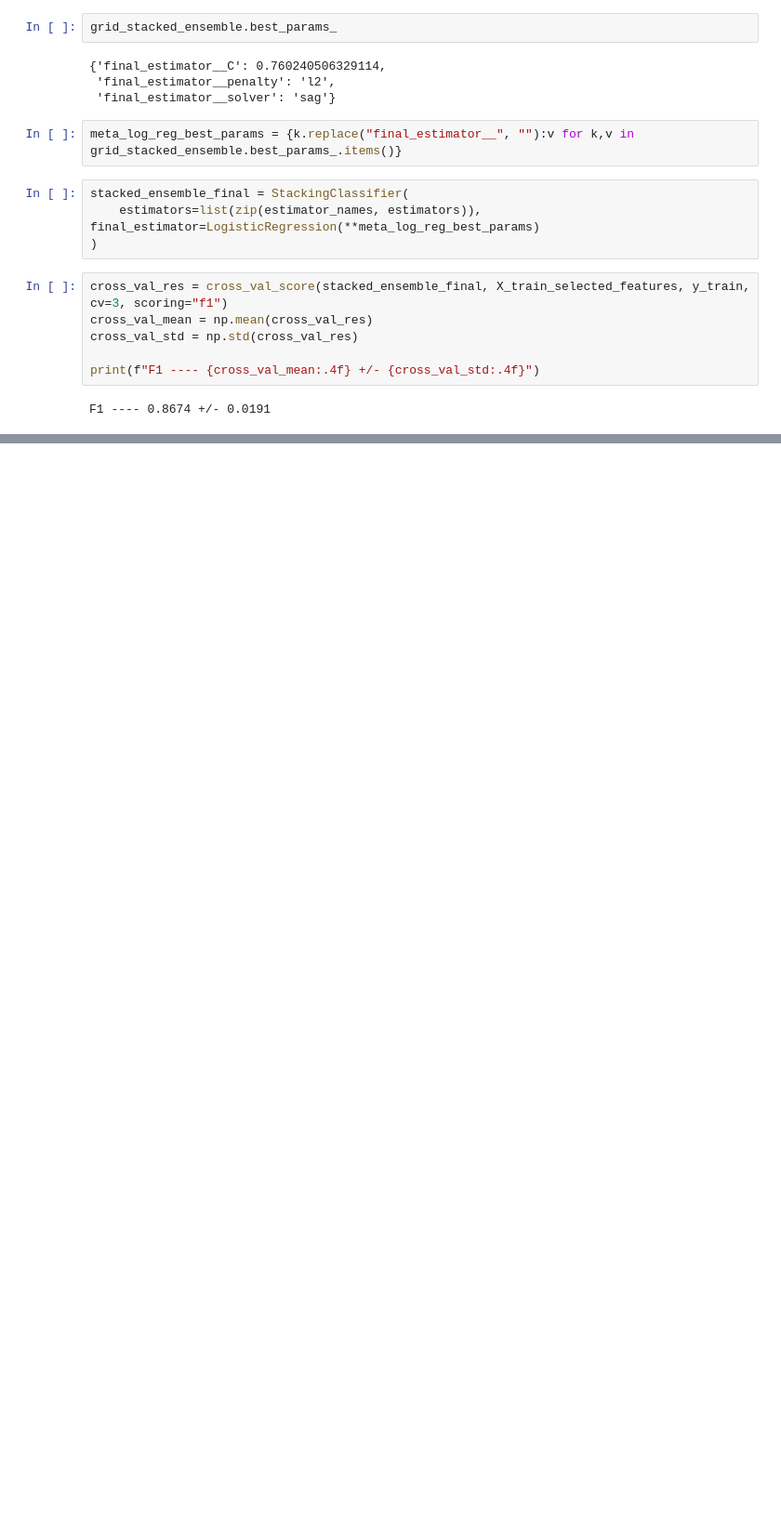
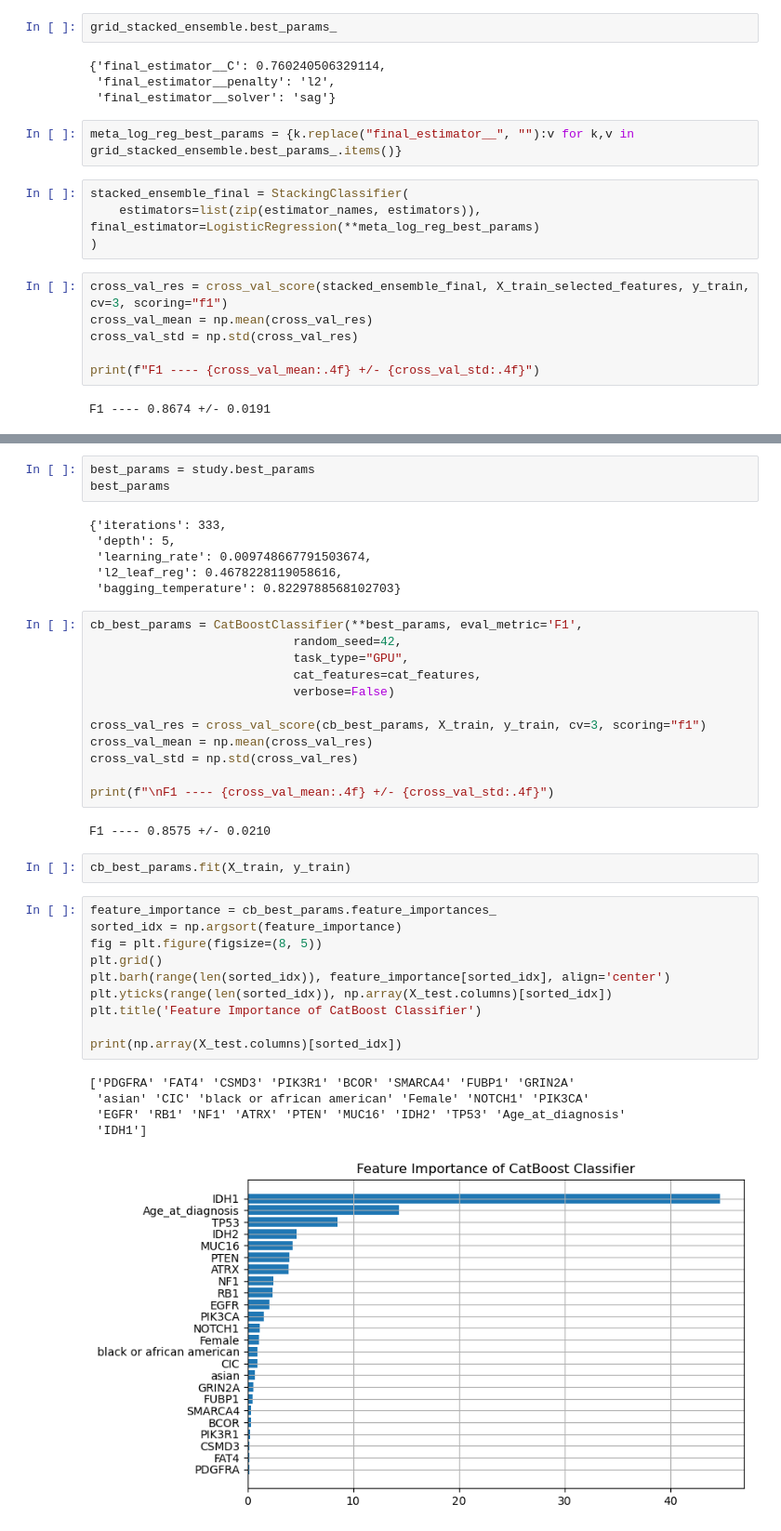
Before and after one commit to a13xbb/ml-labs-mag, a Jupyter notebook: lab1/pipeline.ipynb, the cells around one changed output, grey strips where cells are left out. Shown: that part at 93% size. Saved outputs shown, nothing was run; the diff lists cells and outputs as text; blank space fills up the shorter version.

```diff
--- a/lab1/pipeline.ipynb
+++ b/lab1/pipeline.ipynb
@@ -704,0 +758,41 @@ F1 ---- 0.8674 +/- 0.0191
+# %%
+best_params = study.best_params
+best_params
+# %% [output]
+{'iterations': 333,
+ 'depth': 5,
+ 'learning_rate': 0.009748667791503674,
+ 'l2_leaf_reg': 0.4678228119058616,
+ 'bagging_temperature': 0.8229788568102703}
+# %%
+cb_best_params = CatBoostClassifier(**best_params, eval_metric='F1',
+                            random_seed=42,
+                            task_type="GPU",
+                            cat_features=cat_features,
+                            verbose=False)
+
+cross_val_res = cross_val_score(cb_best_params, X_train, y_train, cv=3, scoring="f1")
+cross_val_mean = np.mean(cross_val_res)
+cross_val_std = np.std(cross_val_res)
+
+print(f"\nF1 ---- {cross_val_mean:.4f} +/- {cross_val_std:.4f}")
+# %% [output]
+F1 ---- 0.8575 +/- 0.0210
+# %%
+cb_best_params.fit(X_train, y_train)
+# %%
+feature_importance = cb_best_params.feature_importances_
+sorted_idx = np.argsort(feature_importance)
+fig = plt.figure(figsize=(8, 5))
+plt.grid()
+plt.barh(range(len(sorted_idx)), feature_importance[sorted_idx], align='center')
+plt.yticks(range(len(sorted_idx)), np.array(X_test.columns)[sorted_idx])
+plt.title('Feature Importance of CatBoost Classifier')
+
+print(np.array(X_test.columns)[sorted_idx])
+# %% [output]
+['PDGFRA' 'FAT4' 'CSMD3' 'PIK3R1' 'BCOR' 'SMARCA4' 'FUBP1' 'GRIN2A'
+ 'asian' 'CIC' 'black or african american' 'Female' 'NOTCH1' 'PIK3CA'
+ 'EGFR' 'RB1' 'NF1' 'ATRX' 'PTEN' 'MUC16' 'IDH2' 'TP53' 'Age_at_diagnosis'
+ 'IDH1']
+[figure, added]
```
Also changed, not shown: parts of 11 cells of this notebook, 1 other file.
